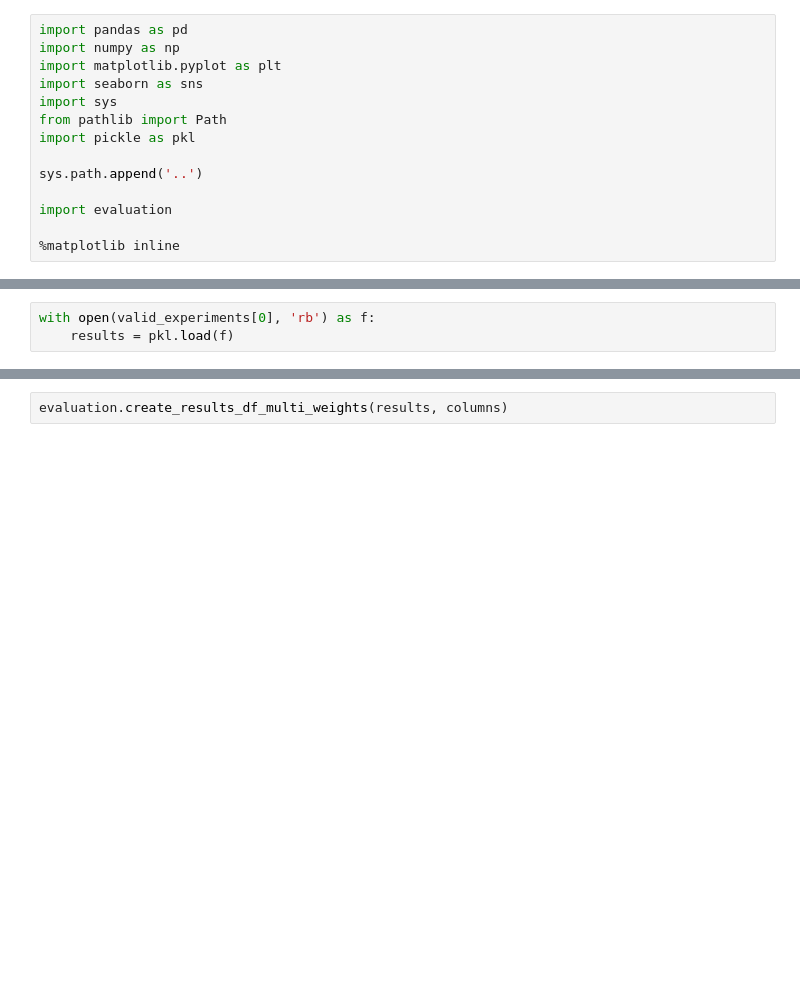
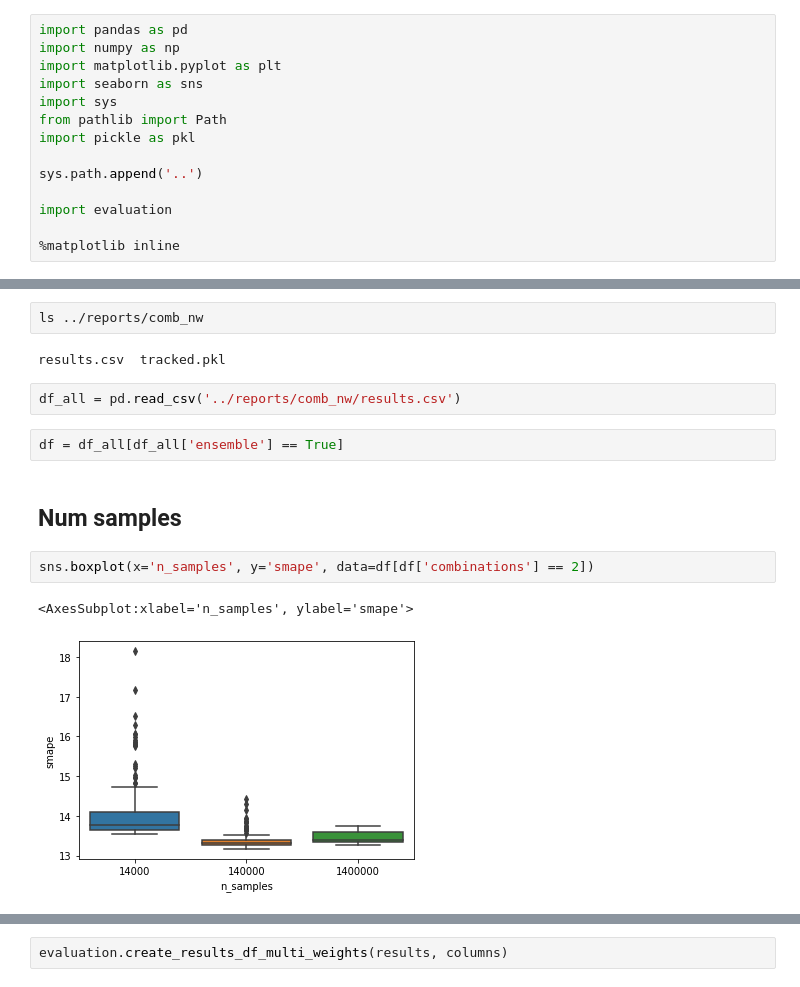
Before and after one commit to djib2011/forecasting-augmentation, a Jupyter notebook: experimentation/test_combinations_nw.ipynb, the cells around one changed output, grey strips where cells are left out. Cells and saved outputs as stored; diff of their text form; blank space fills up the shorter version.

Commit message:
Added analysis on various results.

```diff
--- a/experimentation/test_combinations_nw.ipynb
+++ b/experimentation/test_combinations_nw.ipynb
@@ -34,3 +15,15 @@ valid_experiments
-# %%
-with open(valid_experiments[0], 'rb') as f:
-    results = pkl.load(f)
+# %%
+ls ../reports/comb_nw
+# %% [output]
+results.csv  tracked.pkl
+# %%
+df_all = pd.read_csv('../reports/comb_nw/results.csv')
+# %%
+df = df_all[df_all['ensemble'] == True]
+# %% [markdown]
+## Num samples
+# %%
+sns.boxplot(x='n_samples', y='smape', data=df[df['combinations'] == 2])
+# %% [output]
+<AxesSubplot:xlabel='n_samples', ylabel='smape'>
+[figure, added]
```
Also changed, not shown: parts of 8 cells of this notebook, 3 other files.
